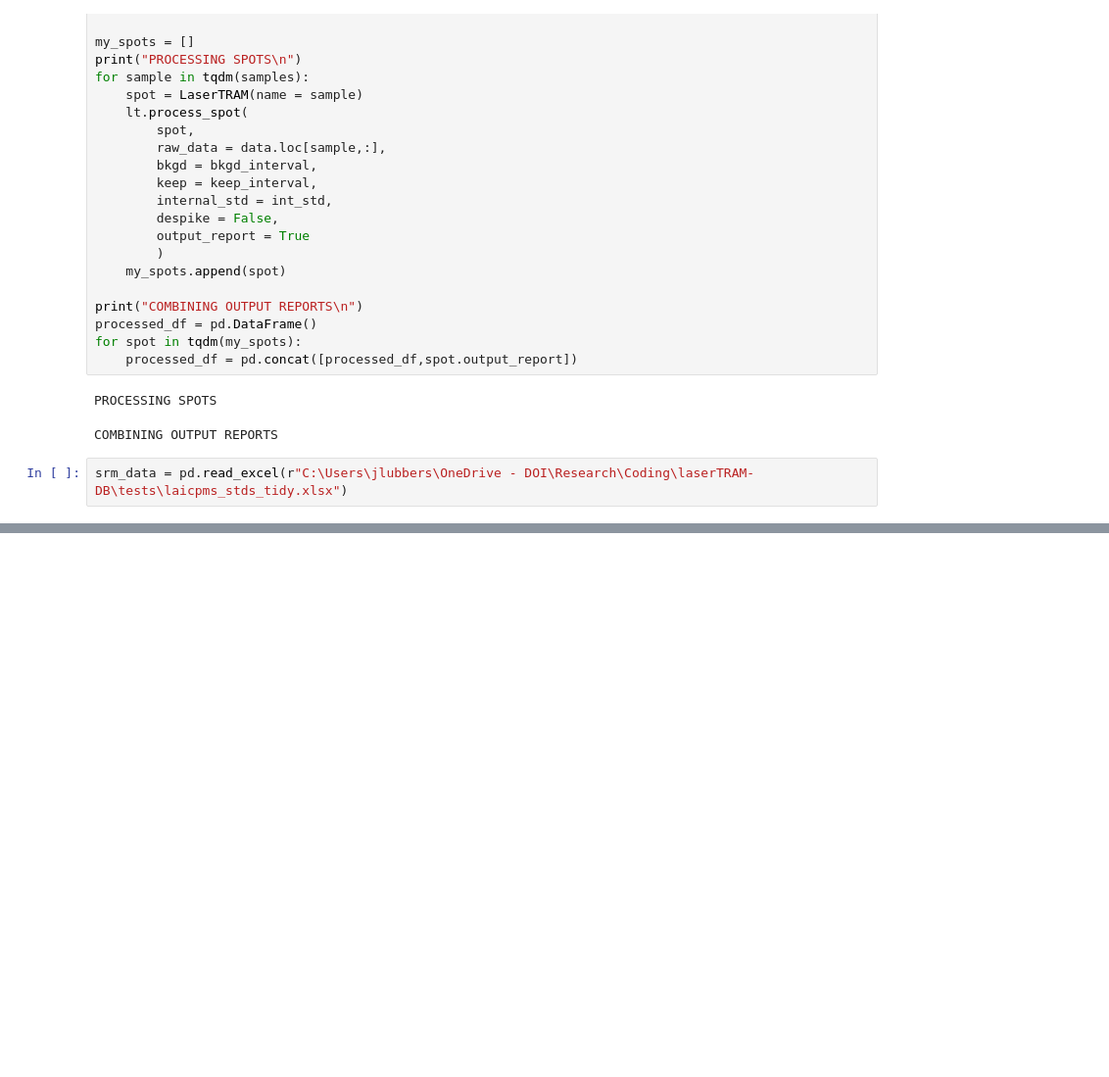
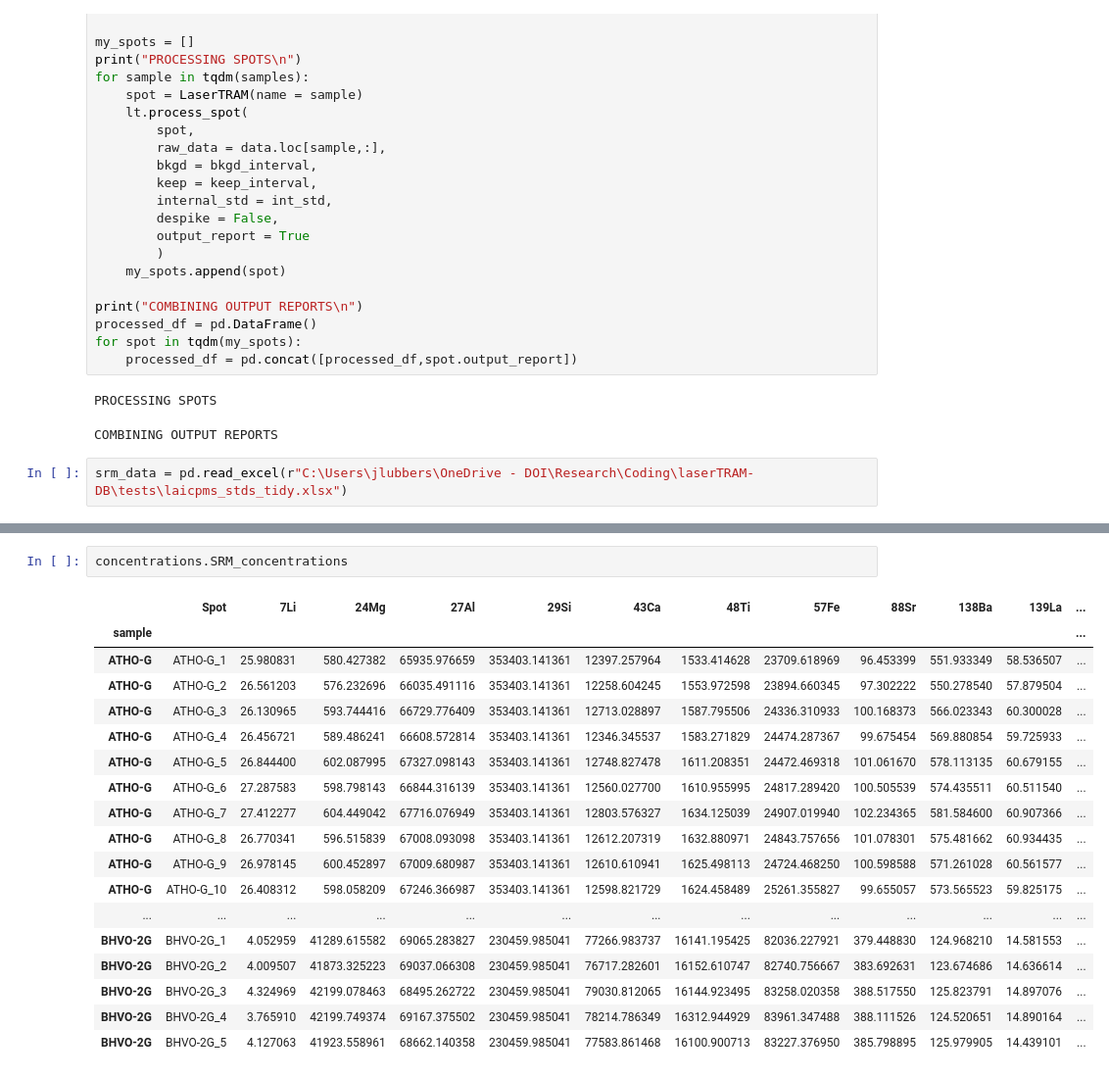
Before and after one commit to jlubbersgeo/lasertram, a Jupyter notebook: lasertram_tests.ipynb, the cells around one changed output, grey strips where cells are left out. Shown: that part at 98% size. Saved outputs shown, nothing was run; the diff lists cells and outputs as text; blank space fills up the shorter version.

```diff
--- a/lasertram_tests.ipynb
+++ b/lasertram_tests.ipynb
@@ -184,0 +184,21 @@ concentrations.unknown_concentrations / srm_data.set_index('Standard').loc['NIST
+# %%
+concentrations.SRM_concentrations
+# %% [output]
+|  | Spot | 7Li | 24Mg | 27Al | 29Si | 43Ca | 48Ti | 57Fe | 88Sr | 138Ba | 139La | ... |
+| sample |  |  |  |  |  |  |  |  |  |  |  | ... |
+| ATHO-G | ATHO-G_1 | 25.980831 | 580.427382 | 65935.976659 | 353403.141361 | 12397.257964 | 1533.414628 | 23709.618969 | 96.453399 | 551.933349 | 58.536507 | ... |
+| ATHO-G | ATHO-G_2 | 26.561203 | 576.232696 | 66035.491116 | 353403.141361 | 12258.604245 | 1553.972598 | 23894.660345 | 97.302222 | 550.278540 | 57.879504 | ... |
+| ATHO-G | ATHO-G_3 | 26.130965 | 593.744416 | 66729.776409 | 353403.141361 | 12713.028897 | 1587.795506 | 24336.310933 | 100.168373 | 566.023343 | 60.300028 | ... |
+| ATHO-G | ATHO-G_4 | 26.456721 | 589.486241 | 66608.572814 | 353403.141361 | 12346.345537 | 1583.271829 | 24474.287367 | 99.675454 | 569.880854 | 59.725933 | ... |
+| ATHO-G | ATHO-G_5 | 26.844400 | 602.087995 | 67327.098143 | 353403.141361 | 12748.827478 | 1611.208351 | 24472.469318 | 101.061670 | 578.113135 | 60.679155 | ... |
+| ATHO-G | ATHO-G_6 | 27.287583 | 598.798143 | 66844.316139 | 353403.141361 | 12560.027700 | 1610.955995 | 24817.289420 | 100.505539 | 574.435511 | 60.511540 | ... |
+| ATHO-G | ATHO-G_7 | 27.412277 | 604.449042 | 67716.076949 | 353403.141361 | 12803.576327 | 1634.125039 | 24907.019940 | 102.234365 | 581.584600 | 60.907366 | ... |
+| ATHO-G | ATHO-G_8 | 26.770341 | 596.515839 | 67008.093098 | 353403.141361 | 12612.207319 | 1632.880971 | 24843.757656 | 101.078301 | 575.481662 | 60.934435 | ... |
+| ATHO-G | ATHO-G_9 | 26.978145 | 600.452897 | 67009.680987 | 353403.141361 | 12610.610941 | 1625.498113 | 24724.468250 | 100.598588 | 571.261028 | 60.561577 | ... |
+| ATHO-G | ATHO-G_10 | 26.408312 | 598.058209 | 67246.366987 | 353403.141361 | 12598.821729 | 1624.458489 | 25261.355827 | 99.655057 | 573.565523 | 59.825175 | ... |
+| ... | ... | ... | ... | ... | ... | ... | ... | ... | ... | ... | ... | ... |
+| BHVO-2G | BHVO-2G_1 | 4.052959 | 41289.615582 | 69065.283827 | 230459.985041 | 77266.983737 | 16141.195425 | 82036.227921 | 379.448830 | 124.968210 | 14.581553 | ... |
+| BHVO-2G | BHVO-2G_2 | 4.009507 | 41873.325223 | 69037.066308 | 230459.985041 | 76717.282601 | 16152.610747 | 82740.756667 | 383.692631 | 123.674686 | 14.636614 | ... |
+| BHVO-2G | BHVO-2G_3 | 4.324969 | 42199.078463 | 68495.262722 | 230459.985041 | 79030.812065 | 16144.923495 | 83258.020358 | 388.517550 | 125.823791 | 14.897076 | ... |
+| BHVO-2G | BHVO-2G_4 | 3.765910 | 42199.749374 | 69167.375502 | 230459.985041 | 78214.786349 | 16312.944929 | 83961.347488 | 388.111526 | 124.520651 | 14.890164 | ... |
+| BHVO-2G | BHVO-2G_5 | 4.127063 | 41923.558961 | 68662.140358 | 230459.985041 | 77583.861468 | 16100.900713 | 83227.376950 | 385.798895 | 125.979905 | 14.439101 | ... |
```
Also changed, not shown: parts of 3 cells of this notebook, 1 other file.
